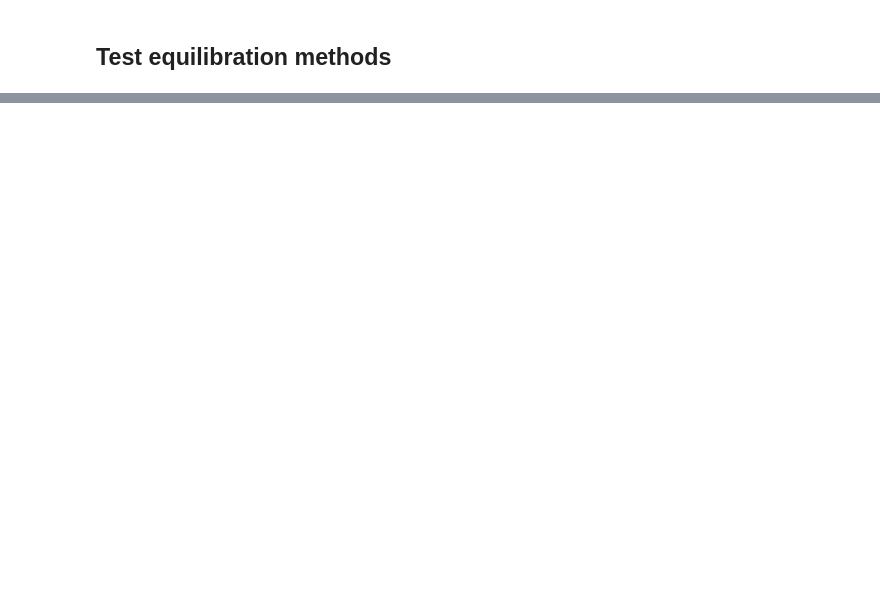
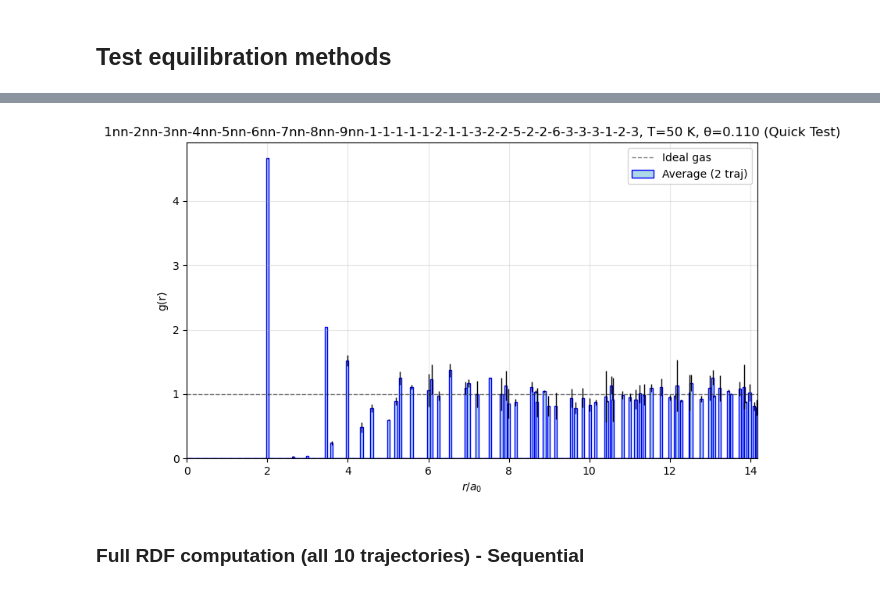
Before and after one commit to akandra/O_Pt111, a Jupyter notebook: test_trajectory.ipynb, the cells around one changed output, grey strips where cells are left out. Cells and saved outputs as stored; diff of their text form; code cells hidden in the pictures; blank space fills up the shorter version.

Commit message:
working on trajectory class. RDF computation implemented (serial and parallel)

```diff
--- a/test_trajectory.ipynb
+++ b/test_trajectory.ipynb
@@ -297,0 +357,23 @@ Equilibrated trajectory energy:
+# %%
+fig, ax = plt.subplots(figsize=(8, 5))
+
+# Calculate proper bar width based on bin spacing in a_0 units
+bar_width = (dr / lattice_constant) * 1.8  # 180% of bin width
+
+ax.bar(r_a0, g_avg_test, width=bar_width, ec='blue', fc='lightblue',
+       label=f'Average ({len(test_trajs)} traj)', align='center')
+ax.errorbar(r_a0, g_avg_test, yerr=g_std_test, fmt='none', ecolor='black',
+            capsize=0, linewidth=1, zorder=10)
+ax.axhline(1.0, color='k', linestyle='--', linewidth=1, alpha=0.5, label='Ideal gas')
+ax.set_xlabel(r'$r / a_0$')
+ax.set_ylabel('g(r)')
+ax.set_title(f'{interactions[0]}, T={temperatures[0]} K, θ={coverages[0]:.3f} (Quick Test)')
+ax.legend()
+ax.grid(True, alpha=0.3)
+ax.set_xlim(0, r_max/lattice_constant)
+plt.tight_layout()
+plt.show()
+# %% [output]
+[figure, added]
+# %% [markdown]
+### Full RDF computation (all 10 trajectories) - Sequential
```
Also changed, not shown: parts of 13 cells of this notebook, 3 other files.
